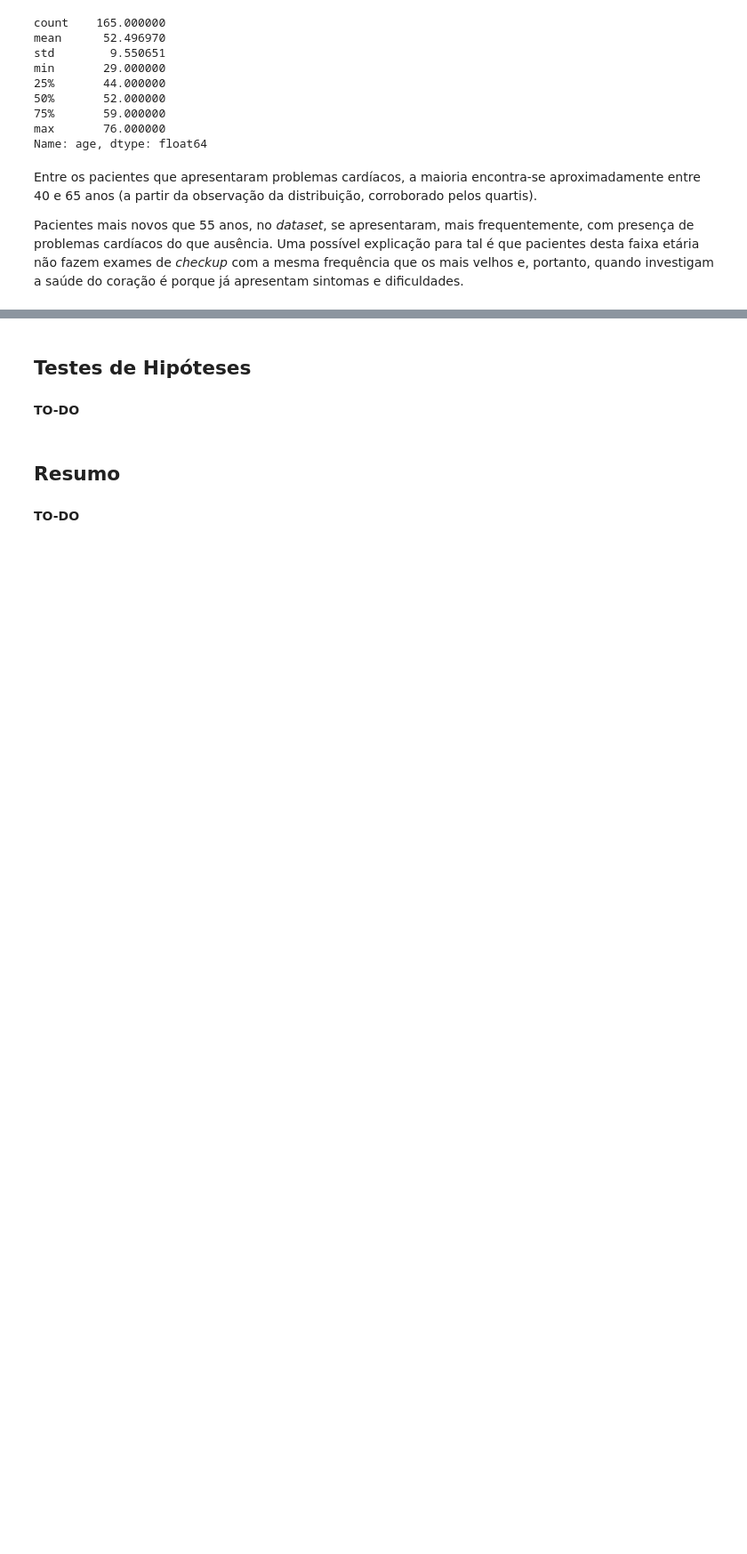
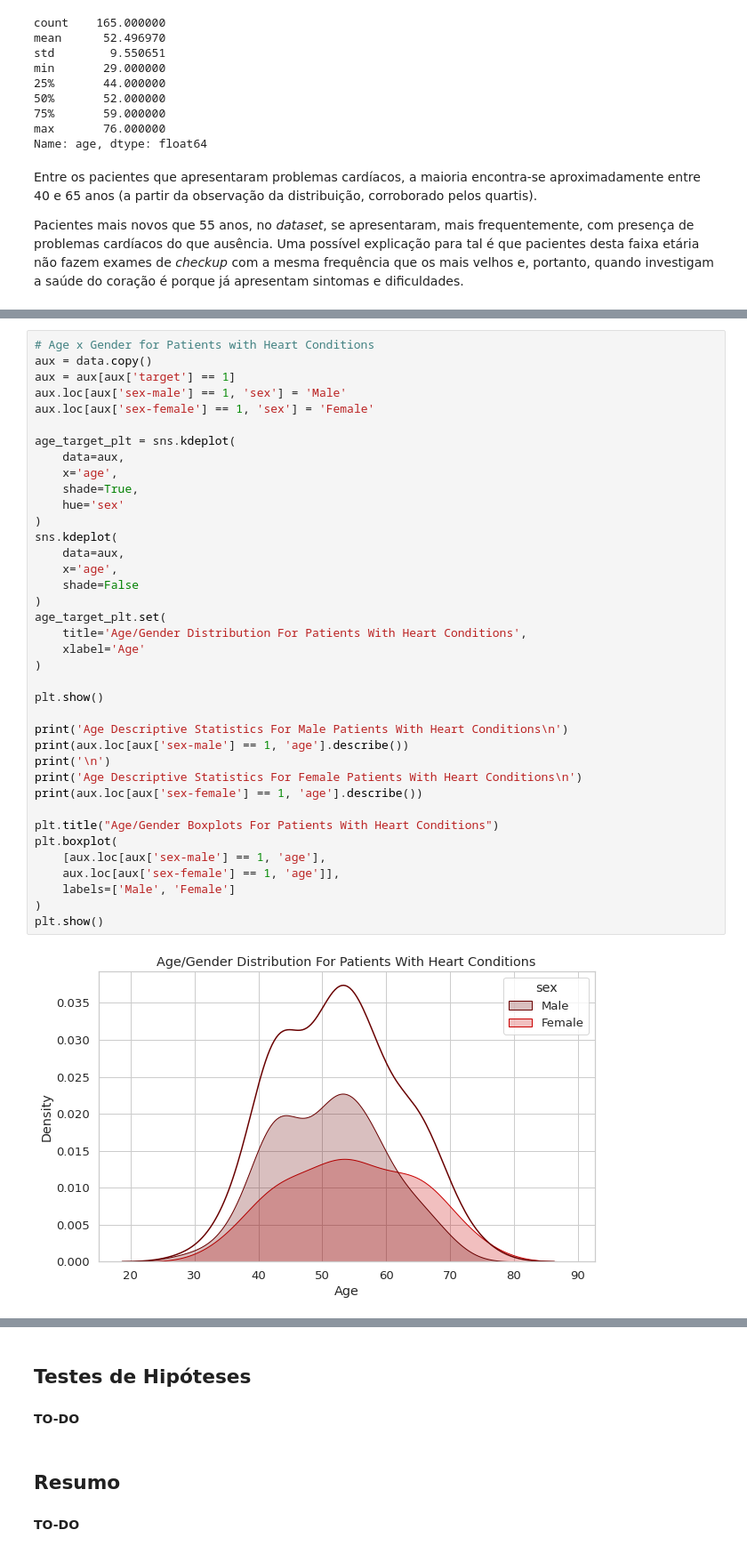
Before and after one commit to rfmf/ds_portfolio, a Jupyter notebook: EDA/Análise de Dados de Pacientes de Doenças Cardíacas/heart_disease_analysis.ipynb, the cells around one changed output, grey strips where cells are left out. Shown: that part at 89% size. Drawn from its saved outputs; the diff is of its cells as text; blank space fills up the shorter version.

```diff
--- a/EDA/Análise de Dados de Pacientes de Doenças Cardíacas/heart_disease_analysis.ipynb
+++ b/EDA/Análise de Dados de Pacientes de Doenças Cardíacas/heart_disease_analysis.ipynb
@@ -676,0 +735,40 @@ Pacientes mais novos que 55 anos, no *dataset*, se apresentaram, mais frequentem
+# %%
+# Age x Gender for Patients with Heart Conditions
+aux = data.copy()
+aux = aux[aux['target'] == 1]
+aux.loc[aux['sex-male'] == 1, 'sex'] = 'Male'
+aux.loc[aux['sex-female'] == 1, 'sex'] = 'Female'
+
+age_target_plt = sns.kdeplot(
+    data=aux,
+    x='age',
+    shade=True,
+    hue='sex'
+)
+sns.kdeplot(
+    data=aux,
+    x='age',
+    shade=False
+)
+age_target_plt.set(
+    title='Age/Gender Distribution For Patients With Heart Conditions',
+    xlabel='Age'
+)
+
+plt.show()
+
+print('Age Descriptive Statistics For Male Patients With Heart Conditions\n')
+print(aux.loc[aux['sex-male'] == 1, 'age'].describe())
+print('\n')
+print('Age Descriptive Statistics For Female Patients With Heart Conditions\n')
+print(aux.loc[aux['sex-female'] == 1, 'age'].describe())
+
+plt.title("Age/Gender Boxplots For Patients With Heart Conditions")
+plt.boxplot(
+    [aux.loc[aux['sex-male'] == 1, 'age'],
+    aux.loc[aux['sex-female'] == 1, 'age']],
+    labels=['Male', 'Female']
+)
+plt.show()
+# %% [output]
+[figure, added]
```
Also changed, not shown: parts of 8 cells of this notebook.
